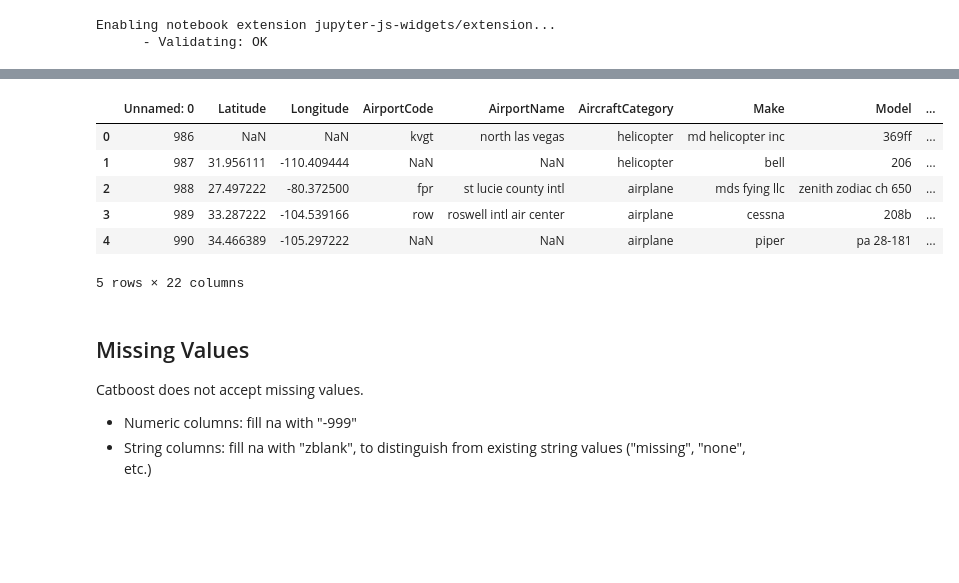
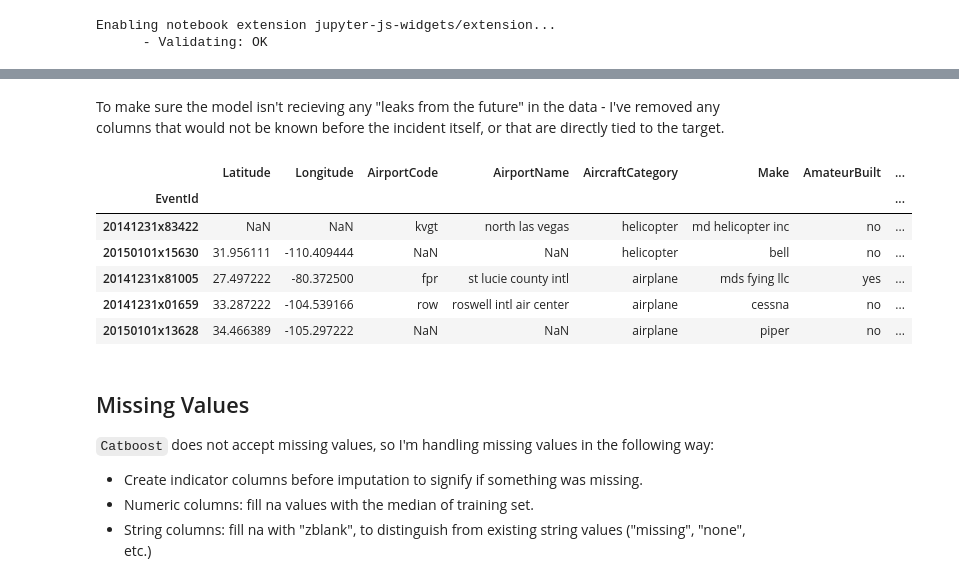
Before and after one commit to kirstyward/data-scientist-exercise02, a Jupyter notebook: fatality_modeling.ipynb, the cells around one changed output, grey strips where cells are left out. Drawn from its saved outputs; the diff is of its cells as text; code cells hidden in the pictures; blank space fills up the shorter version.

```diff
--- a/fatality_modeling.ipynb
+++ b/fatality_modeling.ipynb
@@ -21,28 +33,37 @@ Enabling notebook extension jupyter-js-widgets/extension...
 # %%
 #Read cleaned data created by 'NTSB' notebook
-df = pd.read_csv('data/aviation_data.csv')
+df = pd.read_csv(here('data/aviation_data.csv'))
+# %% [markdown]
+To make sure the model isn't recieving any "leaks from the future" in the data - I've removed any columns that would not be known before the incident itself, or that are directly tied to the target.
 # %%
 #Drop columns that are about the investigation/report e.g.('AccidentNumber')
 #or are related to target e.g.('InjurySeverity', 'AircraftDamage')
 
-drop_cols = ['EventId', 'InvestigationType', 'TotalMinorInjuries', 'TotalSeriousInjuries',
+drop_cols = ['InvestigationType', 'TotalMinorInjuries', 'TotalSeriousInjuries',
              'TotalUninjured', 'AccidentNumber', 'EventDate', 'PublicationDate',
-            'Country', 'InjurySeverity', 'Location', 'ReportStatus', 'RegistrationNumber', 'AircraftDamage']
+            'Country', 'InjurySeverity', 'Location', 'ReportStatus', 'RegistrationNumber', 'AircraftDamage',
+             'City', 'Model']
 
-accidents = df[df['InvestigationType'] == 'accident'].drop(drop_cols, axis = 1)
+accidents = df.drop(drop_cols, axis = 1)
+accidents = accidents.set_index('EventId')
+
+#There are a few instances of accidents being represented multiple times in the data - let's keep only unique EventId's
+accidents = accidents[~accidents.index.duplicated(keep='first')]
+
 accidents.head()
 # %% [output]
-|  | Unnamed: 0 | Latitude | Longitude | AirportCode | AirportName | AircraftCategory | Make | Model | ... |
-| 0 | 986 | NaN | NaN | kvgt | north las vegas | helicopter | md helicopter inc | 369ff | ... |
-| 1 | 987 | 31.956111 | -110.409444 | NaN | NaN | helicopter | bell | 206 | ... |
-| 2 | 988 | 27.497222 | -80.372500 | fpr | st lucie county intl | airplane | mds fying llc | zenith zodiac ch 650 | ... |
-| 3 | 989 | 33.287222 | -104.539166 | row | roswell intl air center | airplane | cessna | 208b | ... |
-| 4 | 990 | 34.466389 | -105.297222 | NaN | NaN | airplane | piper | pa 28-181 | ... |
+|  | Latitude | Longitude | AirportCode | AirportName | AircraftCategory | Make | AmateurBuilt | ... |
+| EventId |  |  |  |  |  |  |  | ... |
+| 20141231x83422 | NaN | NaN | kvgt | north las vegas | helicopter | md helicopter inc | no | ... |
+| 20150101x15630 | 31.956111 | -110.409444 | NaN | NaN | helicopter | bell | no | ... |
+| 20141231x81005 | 27.497222 | -80.372500 | fpr | st lucie county intl | airplane | mds fying llc | yes | ... |
+| 20141231x01659 | 33.287222 | -104.539166 | row | roswell intl air center | airplane | cessna | no | ... |
+| 20150101x13628 | 34.466389 | -105.297222 | NaN | NaN | airplane | piper | no | ... |
-5 rows × 22 columns
 # %% [markdown]
 ## Missing Values
 
-Catboost does not accept missing values.
+`Catboost` does not accept missing values, so I'm handling missing values in the following way:
 
-- Numeric columns: fill na with "-999"
+- Create indicator columns before imputation to signify if something was missing.
+- Numeric columns: fill na values with the median of training set.
 - String columns: fill na with "zblank", to distinguish from existing string values ("missing", "none", etc.)
```
Also changed, not shown: parts of 30 cells of this notebook, 2 other files.
